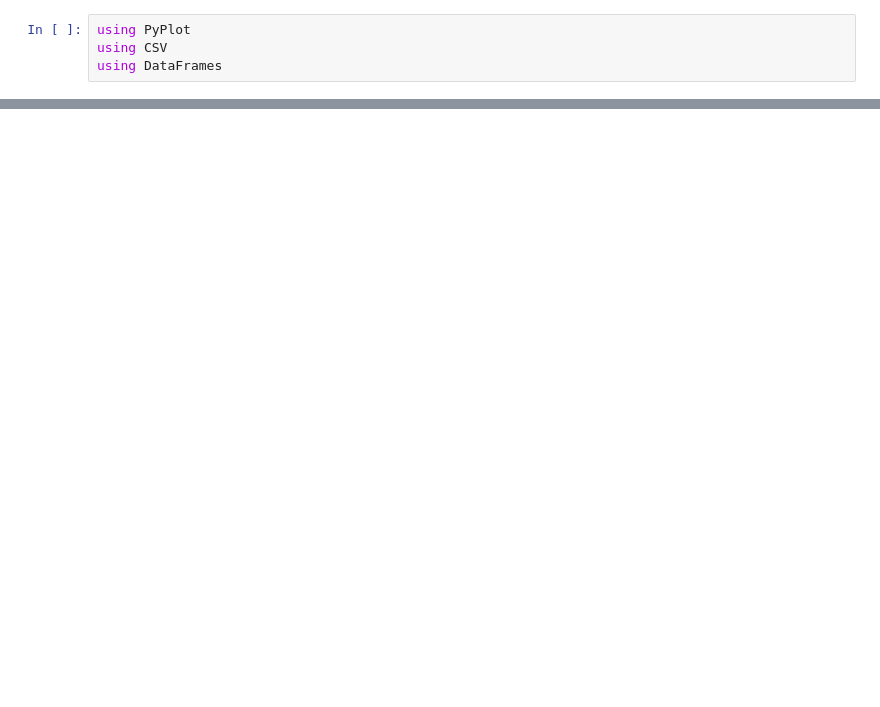
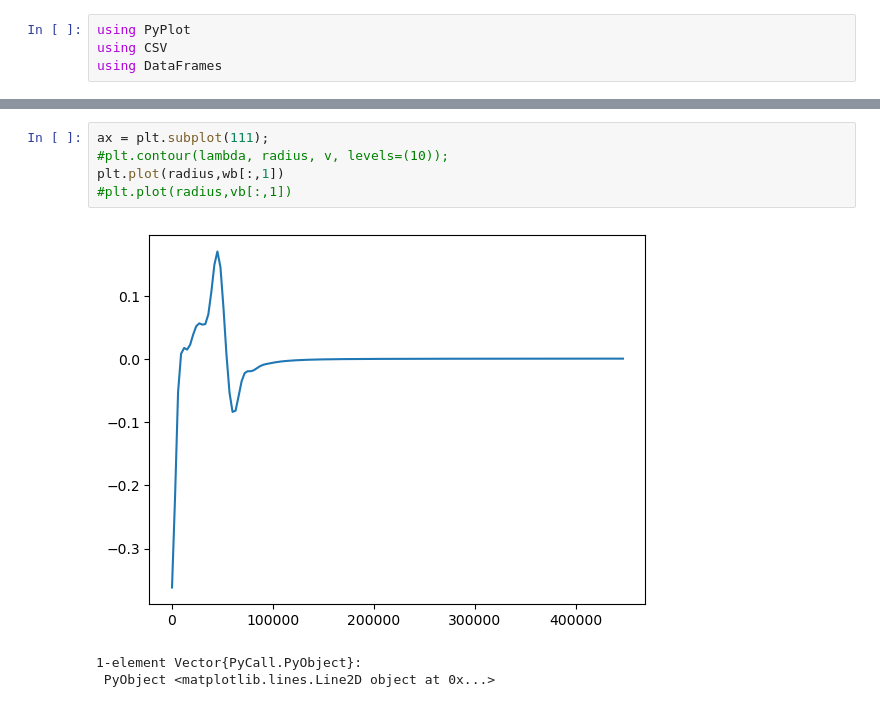
Before and after one commit to mmbell/Scythe.jl, a Jupyter notebook: Notebooks/plot_RL_tests.ipynb, the cells around one changed output, grey strips where cells are left out. Cells and saved outputs as stored; diff of their text form; blank space fills up the shorter version.

```diff
--- a/Notebooks/plot_RL_tests.ipynb
+++ b/Notebooks/plot_RL_tests.ipynb
@@ -69,0 +72,9 @@ plt.savefig("shallow_water_test.png")
+# %%
+ax = plt.subplot(111);
+#plt.contour(lambda, radius, v, levels=(10));
+plt.plot(radius,wb[:,1])
+#plt.plot(radius,vb[:,1])
+# %% [output]
+[figure, added]
+1-element Vector{PyCall.PyObject}:
+ PyObject <matplotlib.lines.Line2D object at 0x...>
```
Also changed, not shown: parts of 3 cells of this notebook, 6 other files.
